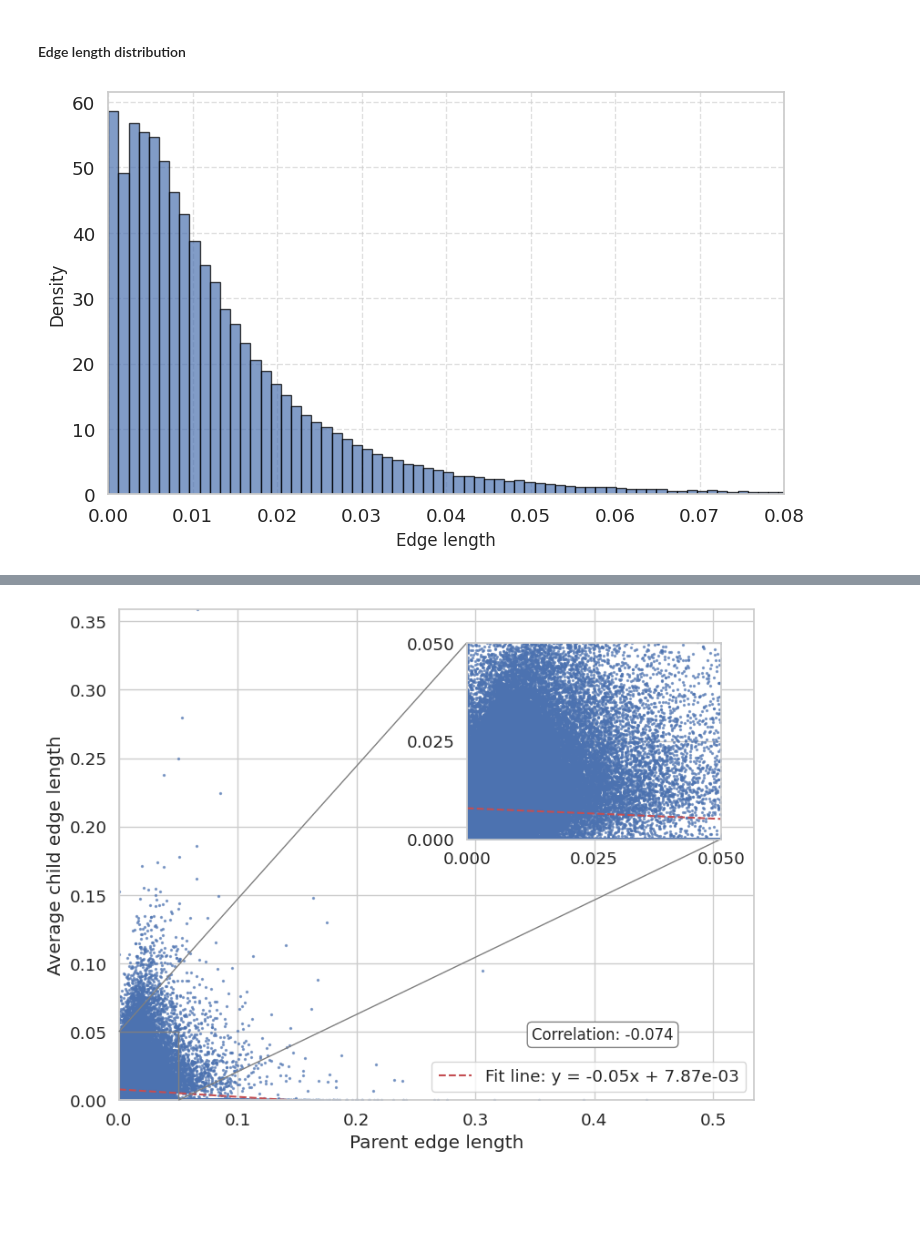
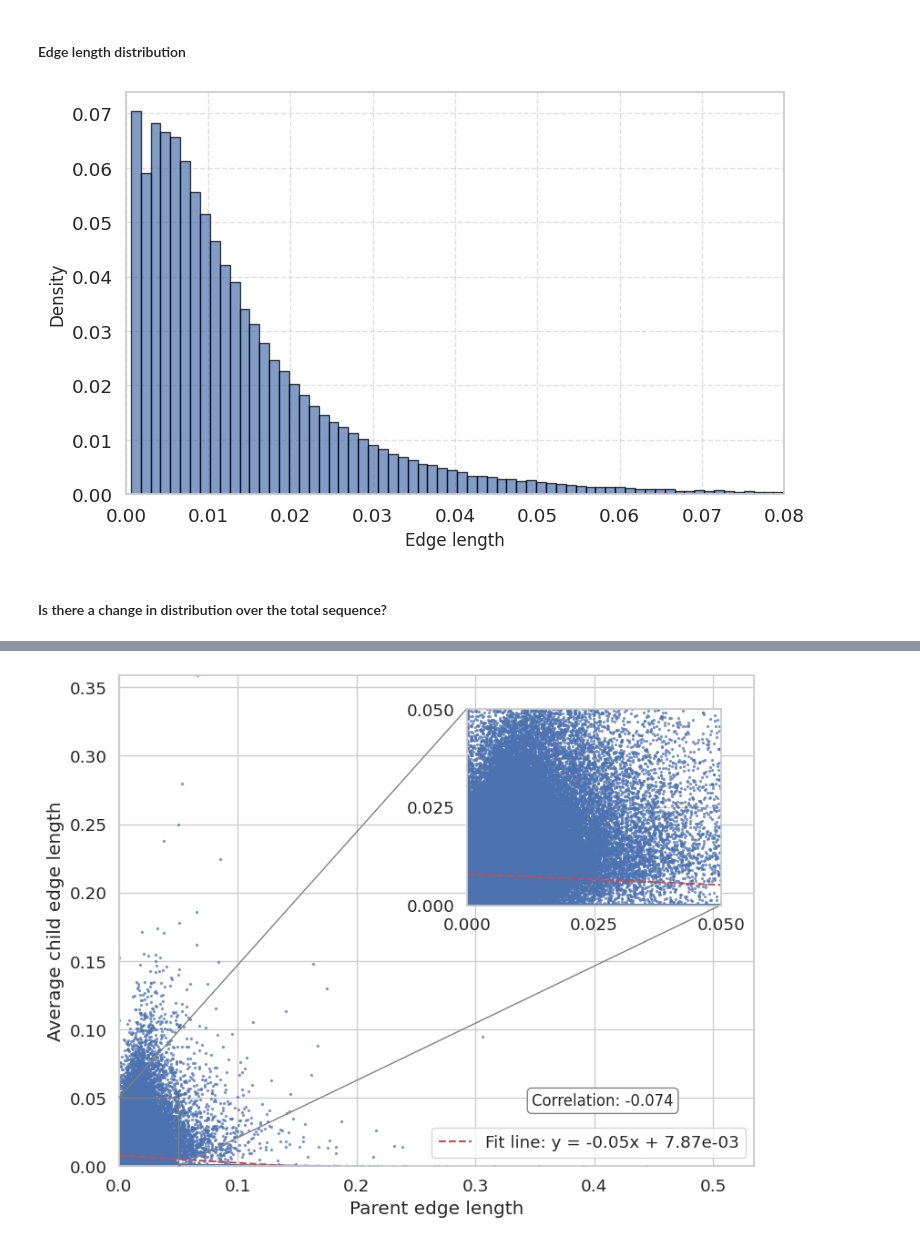
Before and after one commit to spsvihla/pcms, a Jupyter notebook: notebooks/haar_like_wavelets_level_of_significance.ipynb, the cells around one changed output, grey strips where cells are left out. Saved outputs shown, nothing was run; the diff lists cells and outputs as text; code cells hidden in the pictures; blank space fills up the shorter version.

```diff
--- a/notebooks/haar_like_wavelets_level_of_significance.ipynb
+++ b/notebooks/haar_like_wavelets_level_of_significance.ipynb
@@ -646,30 +647,32 @@ edge_lengths = tree.get_edge_length()
 subtree_sizes = tree.get_subtree_size()
 # %%
 n_bins = int(np.sqrt(tree.n_nodes))
-pdf_values, bin_edges = np.histogram(edge_lengths, bins=n_bins, density=True)
-bin_centers = (bin_edges[:-1] + bin_edges[1:]) / 2
-bin_widths = np.diff(bin_edges)
+pdf_values, bins = np.histogram(edge_lengths, bins=n_bins, density=True)
+pdf_values /= pdf_values.sum()
+bin_widths = bins[:-1] - bins[1:]
 
 output_path = "../data/gg_97_otus_edge_length_distribution.csv"
 np.savetxt(
     output_path,
-    np.column_stack([bin_centers, pdf_values]),
+    np.column_stack([bins[1:], pdf_values]),
     delimiter=",",
     header="bin_center,pdf_value",
     comments=''
 )
 
 fig, ax = plt.subplots(figsize=(8, 5))
-ax.bar(bin_centers, pdf_values, width=bin_widths, color='C0', edgecolor='black', alpha=0.7, label='PDF')
+ax.bar(bins[1:], pdf_values, width=bin_widths, color='C0', edgecolor='black', alpha=0.7, label='PDF')
 ax.set_xlim(0, 0.08)
 ax.set_ylim(bottom=0)
 ax.set_xlabel('Edge length', fontsize=12)
 ax.set_ylabel('Density', fontsize=12)
 ax.grid(visible=True, linestyle='--', alpha=0.6)
 fig.tight_layout()
 plt.show()
 # %% [output]
-[figure, old version]
+[figure, new version]
+# %% [markdown]
+#### Is there a change in distribution over the total sequence?
 # %%
 indxs = np.argsort(subtree_sizes)
 # %%
```
Also changed, not shown: parts of 17 cells of this notebook, 3 other files.
